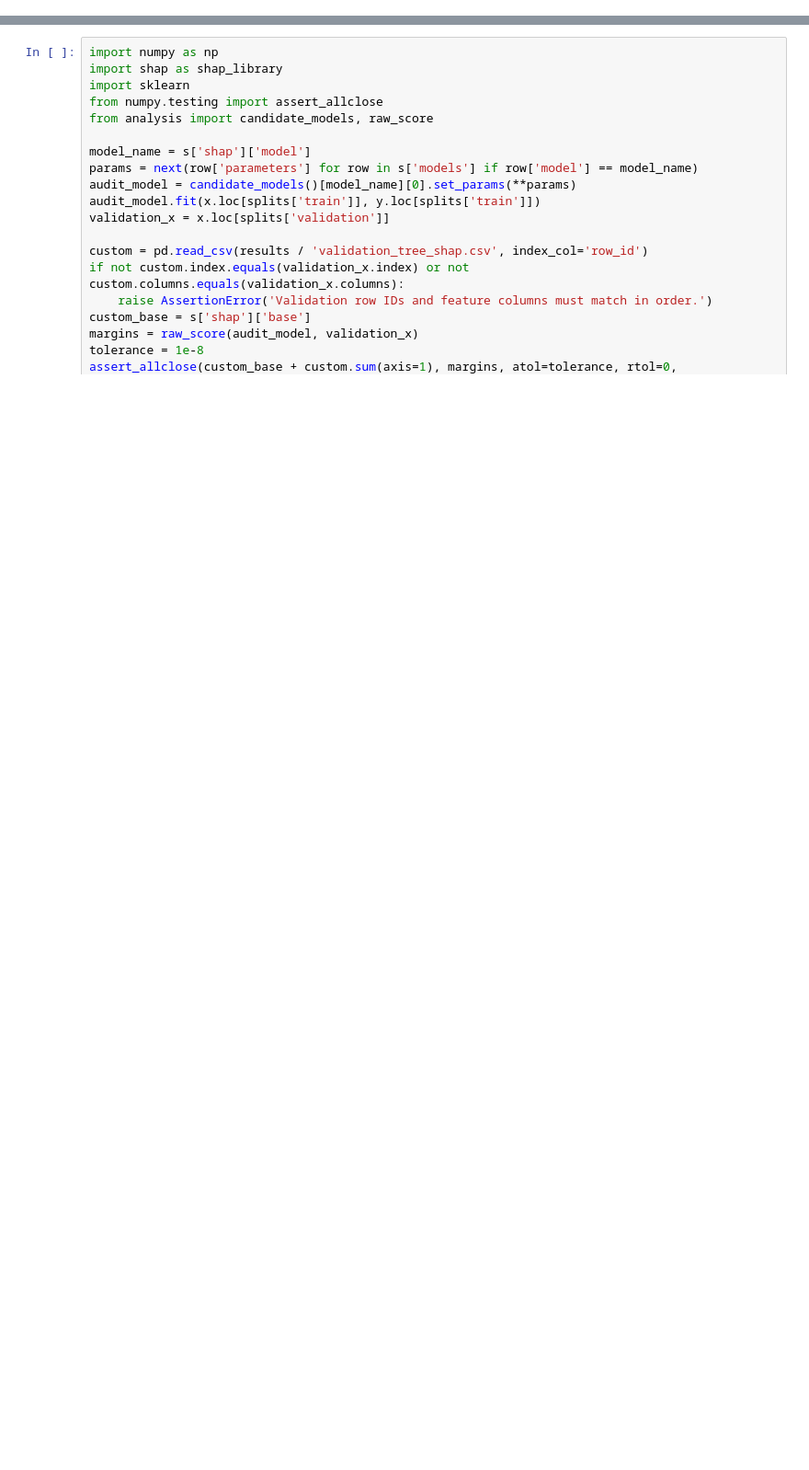
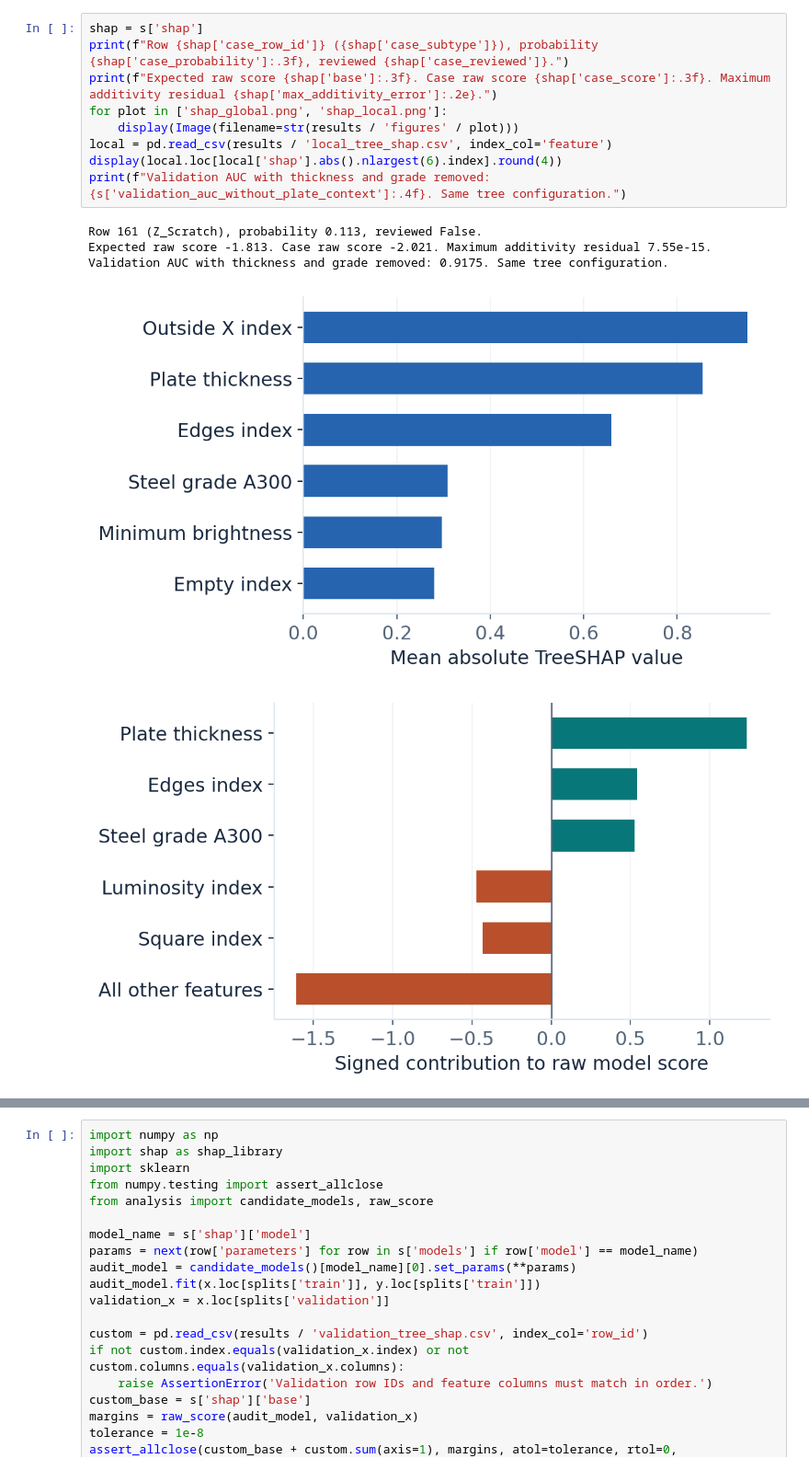
Before and after one commit to Ananya8576/dba5106-proj2, a Jupyter notebook: final/steel-scratch-triage/Project2_Steel_Scratch_Triage_TreeSHAP_Audit.ipynb, the cells around one changed output, grey strips where cells are left out. Shown at 92% size. Cells and saved outputs as stored; diff of their text form; blank space fills up the shorter version.

```diff
--- a/final/steel-scratch-triage/Project2_Steel_Scratch_Triage_TreeSHAP_Audit.ipynb
+++ b/final/steel-scratch-triage/Project2_Steel_Scratch_Triage_TreeSHAP_Audit.ipynb
@@ -43,0 +126,15 @@ Excluded source rows: [518, 591]
+# %%
+shap = s['shap']
+print(f"Row {shap['case_row_id']} ({shap['case_subtype']}), probability {shap['case_probability']:.3f}, reviewed {shap['case_reviewed']}.")
+print(f"Expected raw score {shap['base']:.3f}. Case raw score {shap['case_score']:.3f}. Maximum additivity residual {shap['max_additivity_error']:.2e}.")
+for plot in ['shap_global.png', 'shap_local.png']:
+    display(Image(filename=str(results / 'figures' / plot)))
+local = pd.read_csv(results / 'local_tree_shap.csv', index_col='feature')
+display(local.loc[local['shap'].abs().nlargest(6).index].round(4))
+print(f"Validation AUC with thickness and grade removed: {s['validation_auc_without_plate_context']:.4f}. Same tree configuration.")
+# %% [output]
+Row 161 (Z_Scratch), probability 0.113, reviewed False.
+Expected raw score -1.813. Case raw score -2.021. Maximum additivity residual 7.55e-15.
+Validation AUC with thickness and grade removed: 0.9175. Same tree configuration.
+[figure, added]
+[figure, added]
```
Also changed, not shown: parts of 16 cells of this notebook.
